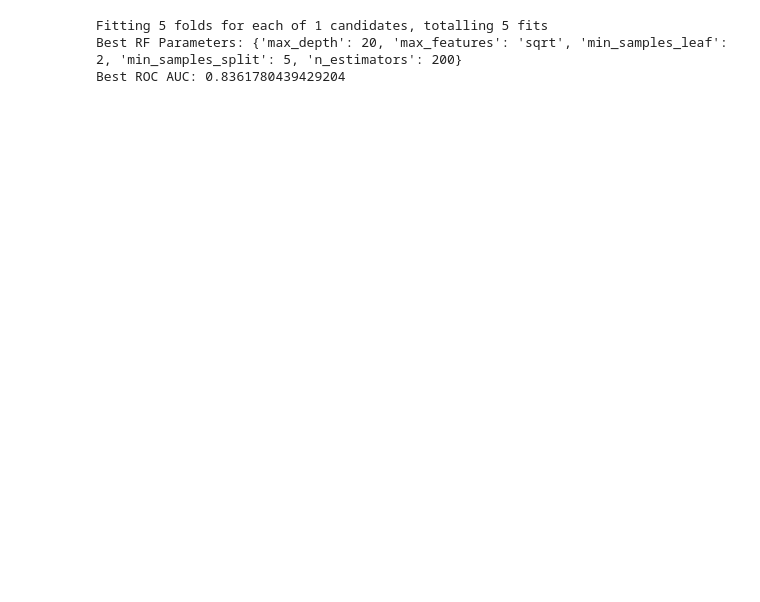
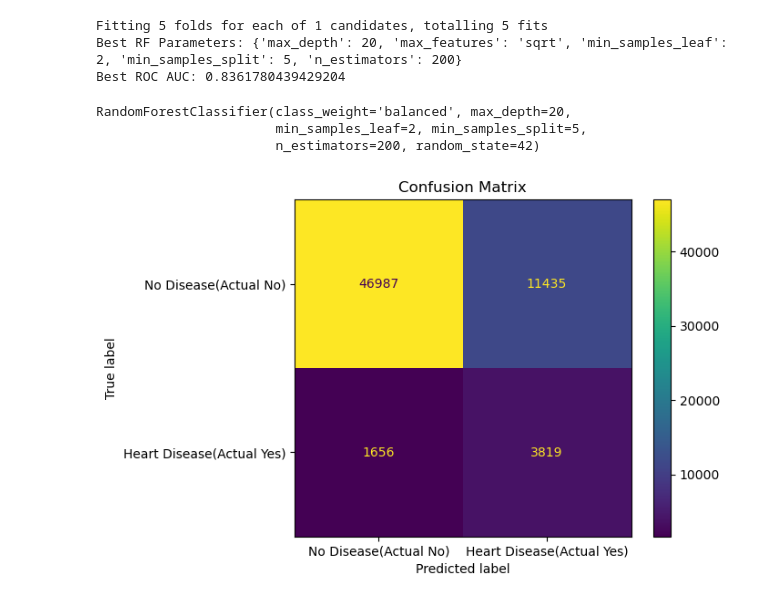
Before and after one commit to Chubi-D/Predicting-Student-Grades, a Jupyter notebook: Pratice_SupML.ipynb, the cells around one changed output. Saved outputs shown, nothing was run; the diff lists cells and outputs as text; code cells hidden in the pictures; blank space fills up the shorter version.

Commit message:
Results Evaluation

```diff
--- a/Pratice_SupML.ipynb
+++ b/Pratice_SupML.ipynb
@@ -840,3 +840,21 @@ print("Best ROC AUC:", rf_grid.best_score_)
 Fitting 5 folds for each of 1 candidates, totalling 5 fits
 Best RF Parameters: {'max_depth': 20, 'max_features': 'sqrt', 'min_samples_leaf': 2, 'min_samples_split': 5, 'n_estimators': 200}
 Best ROC AUC: 0.8361780439429204
+# %%
+# Retraining the Best Model with Best Parameters
+final_model = RandomForestClassifier(**rf_grid.best_params_, class_weight='balanced', random_state=42)
+final_model.fit(X_train_scaled, y_train)
+# %% [output]
+RandomForestClassifier(class_weight='balanced', max_depth=20,
+                       min_samples_leaf=2, min_samples_split=5,
+                       n_estimators=200, random_state=42)
+# %%
+# Final Evaluation (Test Set)
+ConfusionMatrixDisplay.from_predictions(y_test, final_model.predict(X_test_scaled),
+                                        display_labels=['No Disease(Actual No)', 'Heart Disease(Actual Yes)'],
+                                        cmap='viridis',
+                                        values_format='d')
+plt.title("Confusion Matrix")
+plt.show()
+# %% [output]
+[figure, added]
```
Also changed, not shown: parts of 1 cell of this notebook.
